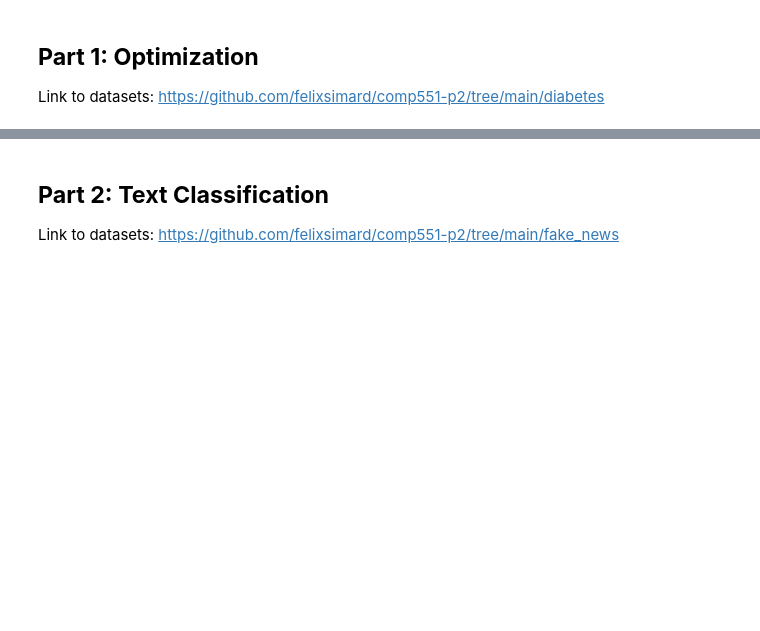
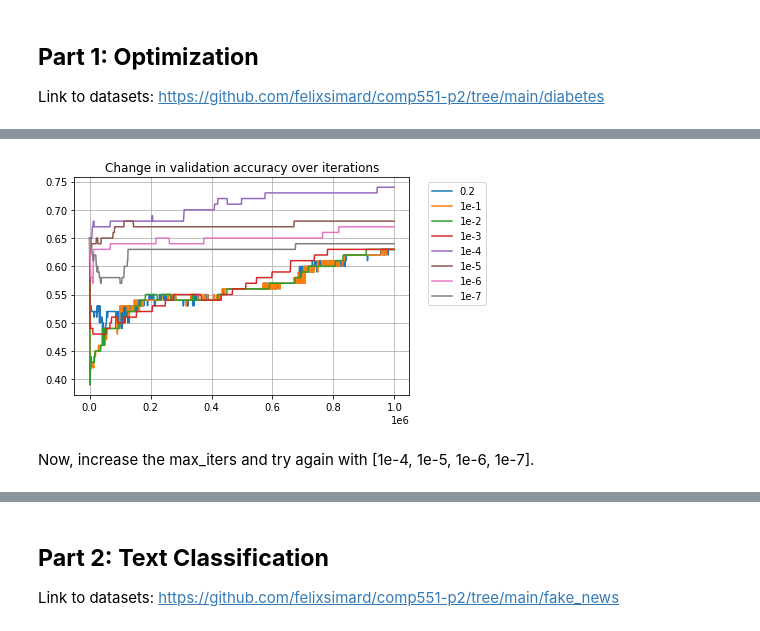
Before and after one commit to felixsimard/comp551-p2, a Jupyter notebook: P2_G30_COMP551.ipynb, the cells around one changed output, grey strips where cells are left out. Cells and saved outputs as stored; diff of their text form; code cells hidden in the pictures; blank space fills up the shorter version.

```diff
--- a/P2_G30_COMP551.ipynb
+++ b/P2_G30_COMP551.ipynb
@@ -44,0 +185,7 @@ Link to datasets: https://github.com/felixsimard/comp551-p2/tree/main/diabetes
+# %%
+# configuration
+max_iter = 1e6
+itv = int(1e3)
+lr_list = [0.2, 1e-1, 1e-2, 1e-3, 1e-4, 1e-5, 1e-6, 1e-7]
+# parallerize training
+accs_list = Parallel(n_jobs=-1, verbose=10)(delayed(get_acc_list)(i, max_iter, itv) for i in lr_list)
@@ -44,0 +199,14 @@ Link to datasets: https://github.com/felixsimard/comp551-p2/tree/main/diabetes
+# %%
+# Create plot
+length = len(accs_list[0])
+row = list(range(1, length*itv, itv))
+[plt.plot(row, accs_list[i]) for i in range(len(accs_list))]
+plt.legend(['0.2', '1e-1', '1e-2', '1e-3', '1e-4', '1e-5', '1e-6', '1e-7'],
+           bbox_to_anchor=(1.04,1))
+plt.grid()
+plt.title("Change in validation accuracy over iterations")
+#plt.savefig('/content/drive/MyDrive/COMP551/mini2/figures/lrs_compare_max_itrs=1e6.png', bbox_inches="tight")
+# %% [output]
+[figure, added]
+# %% [markdown]
+Now, increase the max_iters and try again with [1e-4, 1e-5, 1e-6, 1e-7].
```
Also changed, not shown: parts of 45 cells of this notebook, 1 other file.
